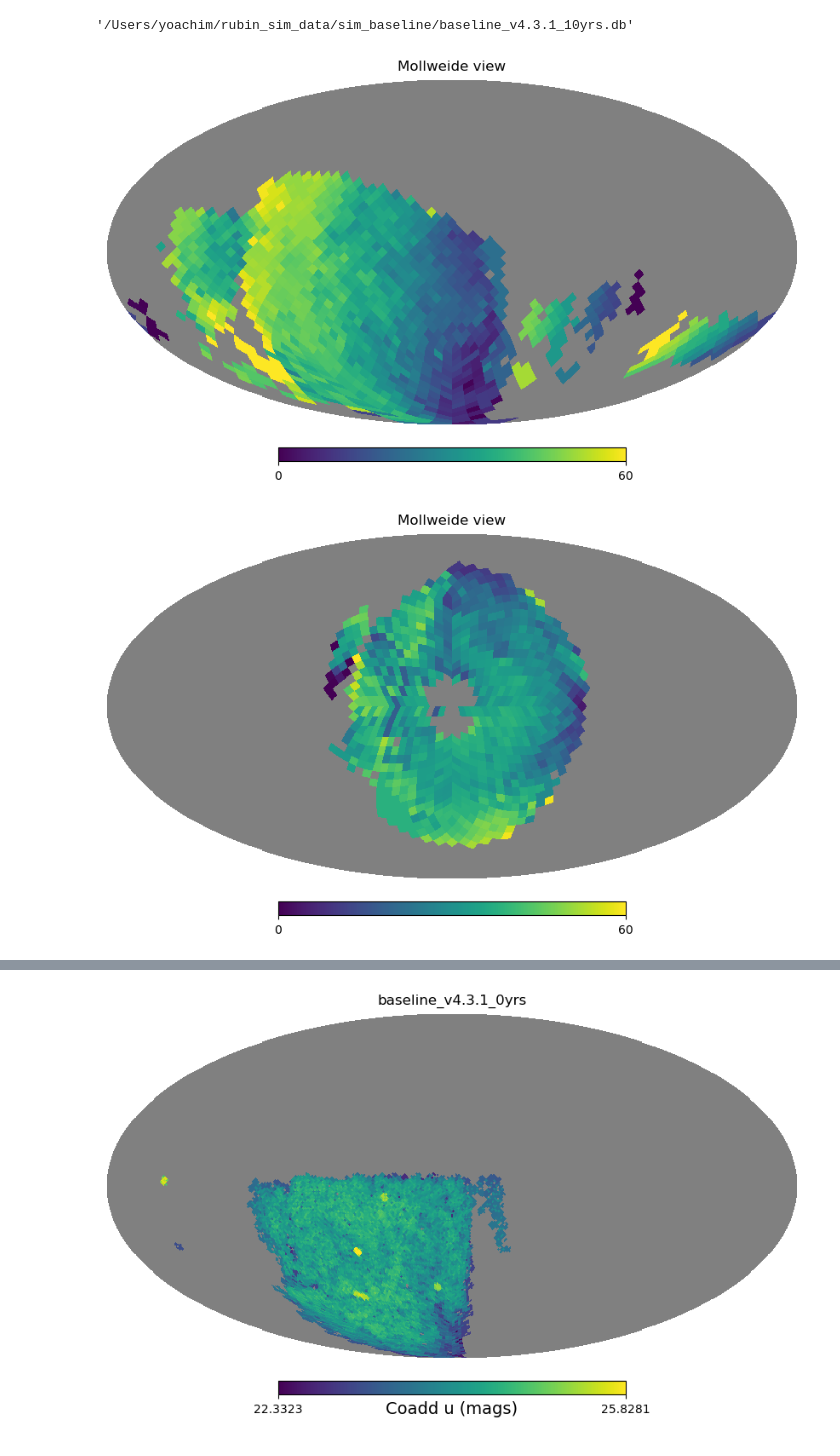
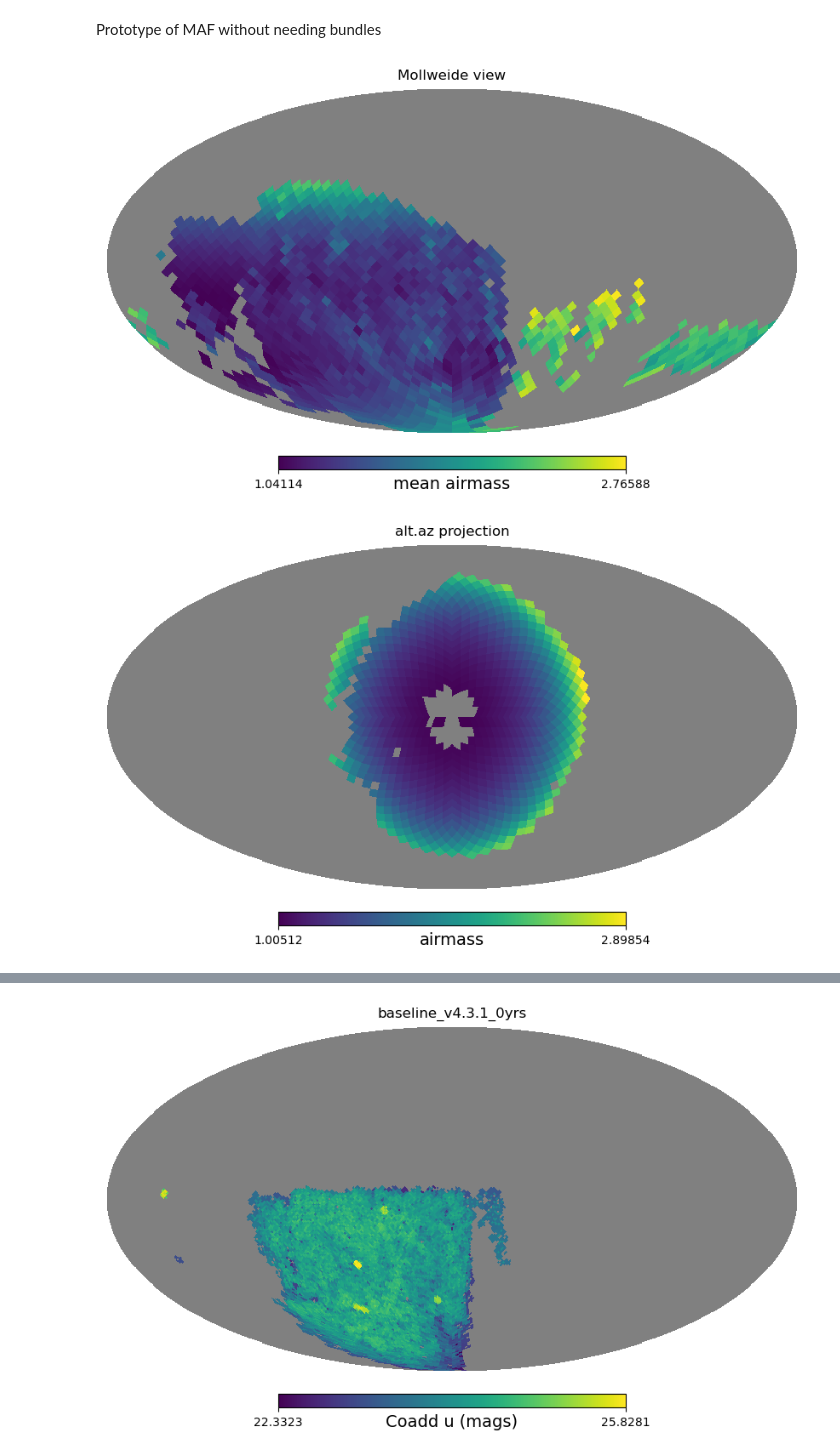
Before and after one commit to yoachim/25_scratch, a Jupyter notebook: maf_simple/simple_maf.ipynb, the cells around one changed output, grey strips where cells are left out. Drawn from its saved outputs; the diff is of its cells as text; code cells hidden in the pictures.

```diff
--- a/maf_simple/simple_maf.ipynb
+++ b/maf_simple/simple_maf.ipynb
@@ -1,3 +1,5 @@
+# %% [markdown]
+Prototype of MAF without needing bundles
 # %%
 import copy
 import numpy as np
@@ -17,25 +18,21 @@ baseline_file = get_baseline()
 con = sqlite3.connect(baseline_file)
 df = pd.read_sql("select * from observations where night < 61;", con)
 con.close()
-# %%
-baseline_file
-# %% [output]
-'/Users/yoachim/rubin_sim_data/sim_baseline/baseline_v4.3.1_10yrs.db'
 # %%
-# Compute the mean of the night over the sky
+# Compute the mean airmass
 sl = Slicer(nside=16)
-metric = MeanMetric(col="night")
+metric = MeanMetric(col="airmass")
 hp_array = sl(df, metric)
-hp.mollview(hp_array)
+hp.mollview(hp_array, unit="mean airmass")
 # %% [output]
-[figure, old version]
+[figure, new version]
 # %%
-# Compute the mean of the night over the sky, in alt/az
+# Compute the mean of the airmass over the sky, in alt/az
 sl = Slicer(nside=16, lon_col="azimuth", lat_col="altitude")
-metric = MeanMetric(col="night")
+metric = MeanMetric(col="airmass")
 hp_array = sl(df, metric)
-hp.mollview(hp_array, rot=(0,90))
+hp.mollview(hp_array, rot=(0,90), title="alt.az projection", unit="airmass")
 # %% [output]
-[figure, old version]
+[figure, new version]
 # %%
 # select a subset of the data
```
Also changed, not shown: parts of 10 cells of this notebook, 1 other file.
